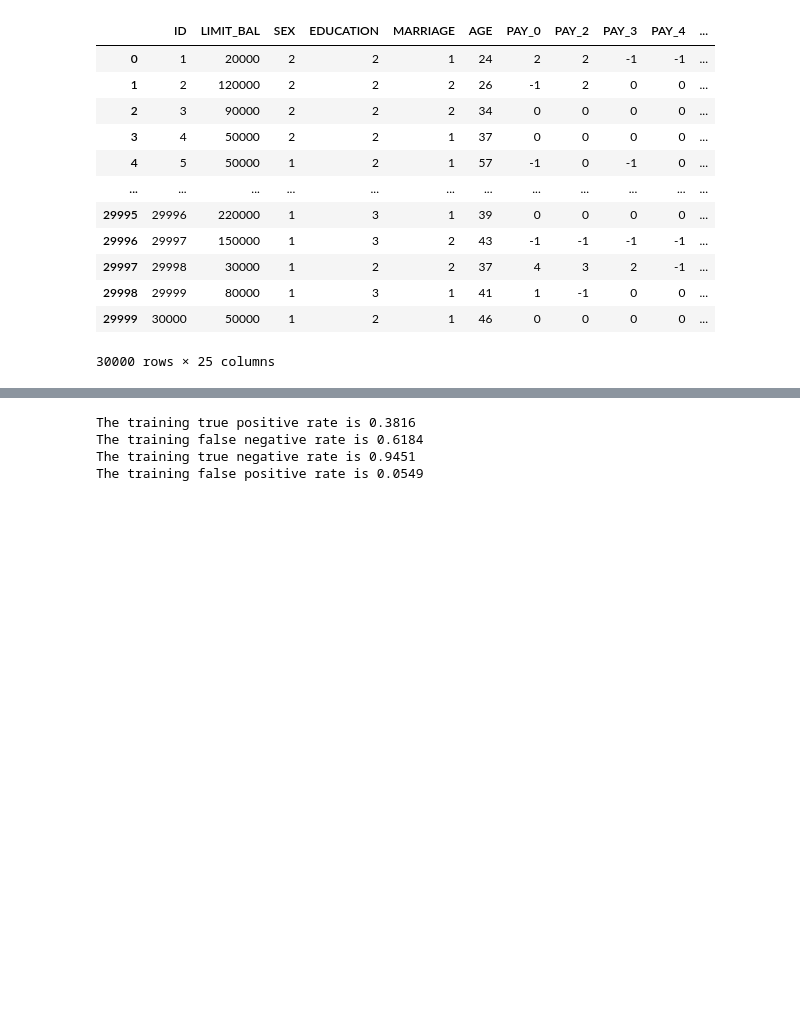
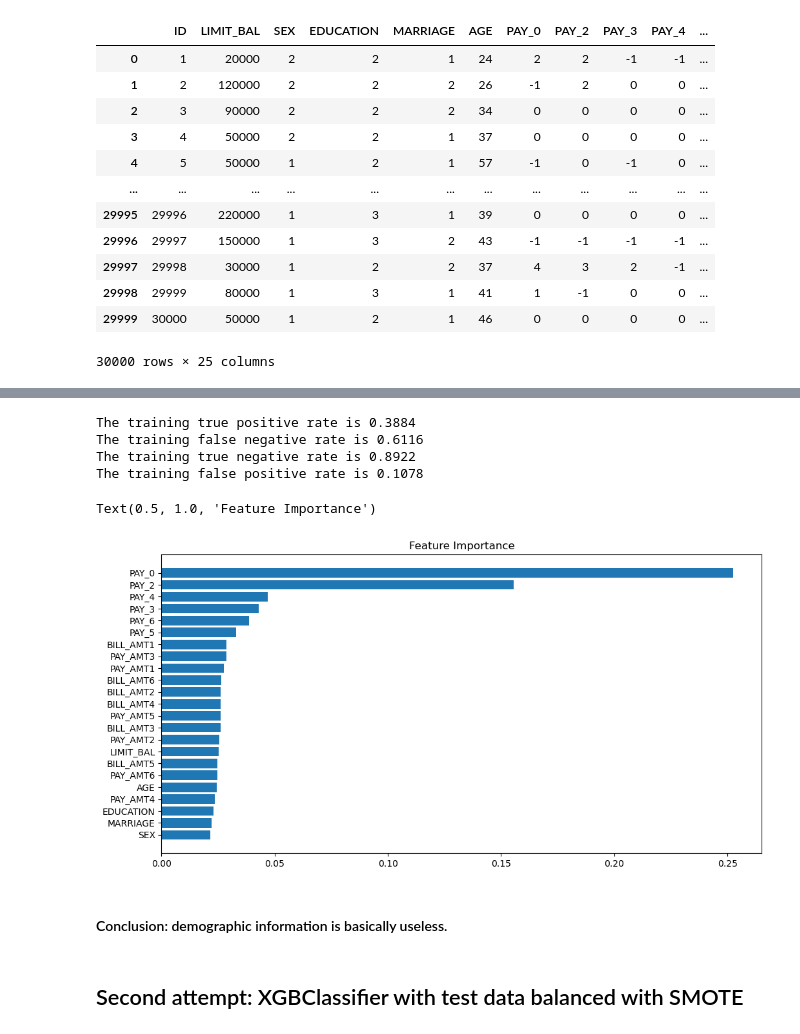
Before and after one commit to Responsible-Lenders/credit-default, a Jupyter notebook: responsible_lending_sandbox.ipynb, the cells around one changed output, grey strips where cells are left out. Drawn from its saved outputs; the diff is of its cells as text; code cells hidden in the pictures; blank space fills up the shorter version.

```diff
--- a/responsible_lending_sandbox.ipynb
+++ b/responsible_lending_sandbox.ipynb
@@ -27,7 +38,10 @@ df
 # %%
-df["EDUCATION"].map(lambda x: 4 if x > 4 else x)
-df["MARRIAGE"].map(lambda x: 3 if x > 3 else x)
+# maps the values for education and marriage that are outside of the official range,
+# to the largest values within those ranges
+df["EDUCATION"] = df["EDUCATION"].map(lambda x: 4 if (x > 4 or x < 1) else x)
+df["MARRIAGE"] = df["MARRIAGE"].map(lambda x: 3 if (x > 3 or x < 1) else x)
 
+# eliminates other data whose values fall outside the official ranges
 for x in df.index:
     if not (df.loc[x, "SEX"] in [1, 2]):
         df.drop(x, inplace = True)
@@ -75,6 +89,8 @@ for x in df.index:
         df.drop(x, inplace = True)
     elif not (df.loc[x, "default payment next month"] in [0, 1]):
         df.drop(x, inplace = True)
+
+# prints the cleaned data
 df
 # %% [output]
 |  | ID | LIMIT_BAL | SEX | EDUCATION | MARRIAGE | AGE | PAY_0 | PAY_2 | PAY_3 | PAY_4 | ... |
@@ -93,7 +111,9 @@ df
 # %%
-X = df[["LIMIT_BAL", "SEX", "EDUCATION", "MARRIAGE", "AGE", "PAY_0", "PAY_2", "PAY_3", "PAY_4",
+# sets input and output data
+X_plot = df[["LIMIT_BAL", "SEX", "EDUCATION", "MARRIAGE", "AGE", "PAY_0", "PAY_2", "PAY_3", "PAY_4",
        "PAY_5", "PAY_6", "BILL_AMT1", "BILL_AMT2", "BILL_AMT3", "BILL_AMT4", "BILL_AMT5",
        "BILL_AMT6", "PAY_AMT1", "PAY_AMT2", "PAY_AMT3", "PAY_AMT4", "PAY_AMT5", "PAY_AMT6"
-       ]].to_numpy()
+       ]]
+X = X_plot.to_numpy()
 y = df['default payment next month'].to_numpy()
 # %%
@@ -104,11 +125,13 @@ X_train, X_test, y_train, y_test = train_test_split(X, y,
 # %%
 from xgboost import XGBClassifier
 
-# Create an instance of the XGBClassifier
+# creates an instance of the XGBClassifier
 model = XGBClassifier(objective='binary:logistic',
-                     learning_rate = 0.1)
+                      enable_categorical = True,
+                      tree_method = 'hist',
+                     learning_rate = 1)
 
-# Fit the model to the training data
+# fits the model to the training data
 model.fit(X_train, y_train)
 # %% [output]
 XGBClassifier(base_score=None, booster=None, callbacks=None,
@@ -154,28 +160,34 @@ The training precision is 0.6713
 # %%
-## Calculate All four for our virginica classifier
+# calculates recall and precision
+TN = confusion_matrix(y_test, y_pred)[0,0]
+FP = confusion_matrix(y_test, y_pred)[0,1]
+FN = confusion_matrix(y_test, y_pred)[1,0]
+TP = confusion_matrix(y_test, y_pred)[1,1]
 
-## TPR
-print("The training true positive rate is",
-         np.round(TP/(TP+FN),4))
+print("The training recall is", np.round(TP/(FN + TP),4))
+print("The training precision is", np.round(TP/(FP + TP),4))
 
-
-## FNR
-print("The training false negative rate is",
-         np.round(FN/(TP+FN),4))
-
-
-
-## TNR
-print("The training true negative rate is",
-         np.round(TN/(TN+FP),4))
-
-
-
-## FPR
-print("The training false positive rate is",
-         np.round(FP/(FP+TN),4))
+print("The training true positive rate is", np.round(TP/(TP+FN),4))
+print("The training false negative rate is", np.round(FN/(TP+FN),4))
+print("The training true negative rate is", np.round(TN/(TN+FP),4))
+print("The training false positive rate is", np.round(FP/(FP+TN),4))
 # %% [output]
-The training true positive rate is 0.3816
-The training false negative rate is 0.6184
-The training true negative rate is 0.9451
-The training false positive rate is 0.0549
+The training true positive rate is 0.3884
+The training false negative rate is 0.6116
+The training true negative rate is 0.8922
+The training false positive rate is 0.1078
+# %%
+# plots feature importances
+feature_importance = model.feature_importances_
+sorted_idx = np.argsort(feature_importance)
+fig = plt.figure(figsize=(12, 6))
+plt.barh(range(len(sorted_idx)), feature_importance[sorted_idx], align='center')
+plt.yticks(range(len(sorted_idx)), np.array(X_plot.columns)[sorted_idx])
+plt.title('Feature Importance')
+# %% [output]
+Text(0.5, 1.0, 'Feature Importance')
+[figure, added]
+# %% [markdown]
+#### Conclusion: demographic information is basically useless.
+# %% [markdown]
+## Second attempt: XGBClassifier with test data balanced with SMOTE
```
Also changed, not shown: parts of 35 cells of this notebook.
